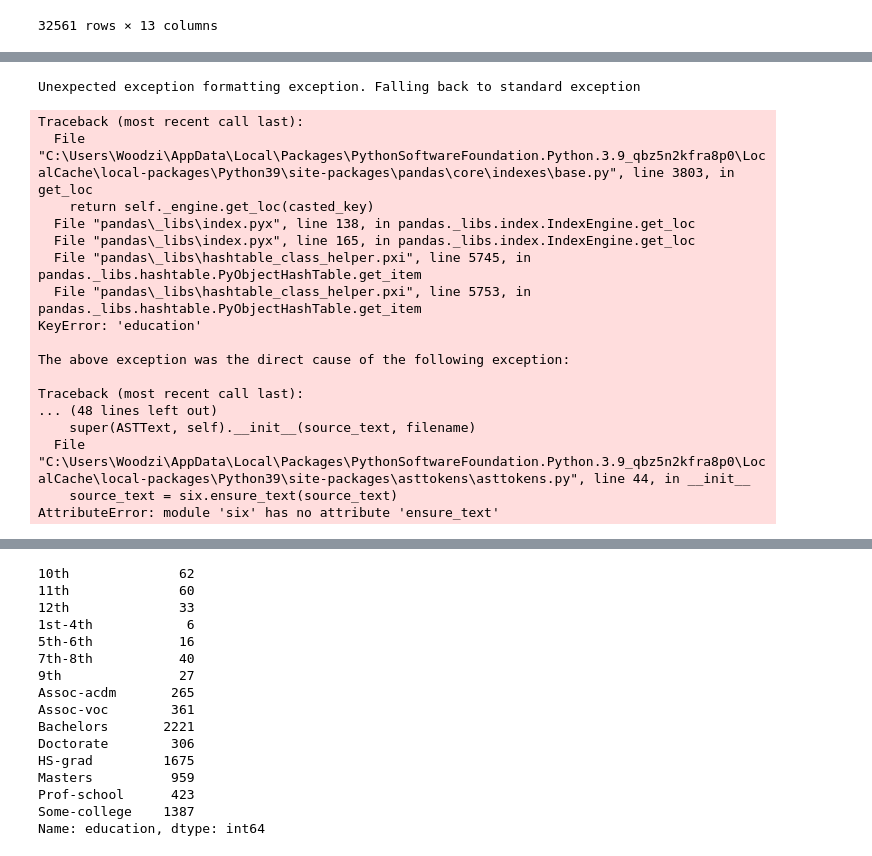
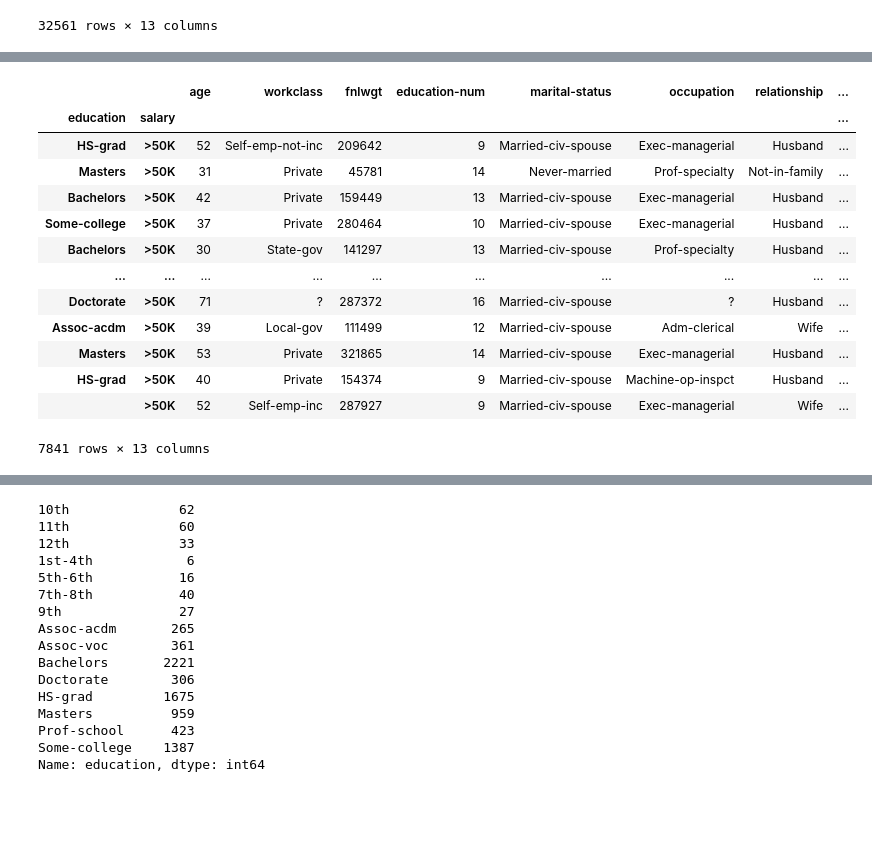
Before and after one commit to mrwoodzi/Data_Science_Certs_Progress, a Jupyter notebook: python_for_everybody/Data_Analysis_with_Python_Cert/Jupyter_Lab_Notes/demographic_data_analyzer.ipynb, the cells around one changed output, grey strips where cells are left out. Cells and saved outputs as stored; diff of their text form; code cells hidden in the pictures; blank space fills up the shorter version.

Commit message:
even more pandas

```diff
--- a/python_for_everybody/Data_Analysis_with_Python_Cert/Jupyter_Lab_Notes/demographic_data_analyzer.ipynb
+++ b/python_for_everybody/Data_Analysis_with_Python_Cert/Jupyter_Lab_Notes/demographic_data_analyzer.ipynb
@@ -125,23 +142,19 @@ higher_ed
 # %%
-
-df.loc[lambda higher_ed: higher_ed['education'] == '>50K']
+all_salary_over_50 = df.loc[lambda df: df['salary'] == '>50K']
+all_salary_over_50.set_index(['education', 'salary'])
 # %% [output]
+|  |  | age | workclass | fnlwgt | education-num | marital-status | occupation | relationship | ... |
+| education | salary |  |  |  |  |  |  |  | ... |
+| HS-grad | >50K | 52 | Self-emp-not-inc | 209642 | 9 | Married-civ-spouse | Exec-managerial | Husband | ... |
+| Masters | >50K | 31 | Private | 45781 | 14 | Never-married | Prof-specialty | Not-in-family | ... |
+| Bachelors | >50K | 42 | Private | 159449 | 13 | Married-civ-spouse | Exec-managerial | Husband | ... |
+| Some-college | >50K | 37 | Private | 280464 | 10 | Married-civ-spouse | Exec-managerial | Husband | ... |
+| Bachelors | >50K | 30 | State-gov | 141297 | 13 | Married-civ-spouse | Prof-specialty | Husband | ... |
+| ... | ... | ... | ... | ... | ... | ... | ... | ... | ... |
+| Doctorate | >50K | 71 | ? | 287372 | 16 | Married-civ-spouse | ? | Husband | ... |
+| Assoc-acdm | >50K | 39 | Local-gov | 111499 | 12 | Married-civ-spouse | Adm-clerical | Wife | ... |
+| Masters | >50K | 53 | Private | 321865 | 14 | Married-civ-spouse | Exec-managerial | Husband | ... |
+| HS-grad | >50K | 40 | Private | 154374 | 9 | Married-civ-spouse | Machine-op-inspct | Husband | ... |
+|  | >50K | 52 | Self-emp-inc | 287927 | 9 | Married-civ-spouse | Exec-managerial | Wife | ... |
-Unexpected exception formatting exception. Falling back to standard exception
+7841 rows × 13 columns
-Traceback (most recent call last):
-  File "C:\Users\Woodzi\AppData\Local\Packages\PythonSoftwareFoundation.Python.3.9_qbz5n2kfra8p0\LocalCache\local-packages\Python39\site-packages\pandas\core\indexes\base.py", line 3803, in get_loc
-    return self._engine.get_loc(casted_key)
-  File "pandas\_libs\index.pyx", line 138, in pandas._libs.index.IndexEngine.get_loc
-  File "pandas\_libs\index.pyx", line 165, in pandas._libs.index.IndexEngine.get_loc
-  File "pandas\_libs\hashtable_class_helper.pxi", line 5745, in pandas._libs.hashtable.PyObjectHashTable.get_item
-  File "pandas\_libs\hashtable_class_helper.pxi", line 5753, in pandas._libs.hashtable.PyObjectHashTable.get_item
-KeyError: 'education'
-
-The above exception was the direct cause of the following exception:
-
-Traceback (most recent call last):
-... (48 lines left out)
-    super(ASTText, self).__init__(source_text, filename)
-  File "C:\Users\Woodzi\AppData\Local\Packages\PythonSoftwareFoundation.Python.3.9_qbz5n2kfra8p0\LocalCache\local-packages\Python39\site-packages\asttokens\asttokens.py", line 44, in __init__
-    source_text = six.ensure_text(source_text)
-AttributeError: module 'six' has no attribute 'ensure_text'
 # %%
```
Also changed, not shown: parts of 8 cells of this notebook, 1 other file.
